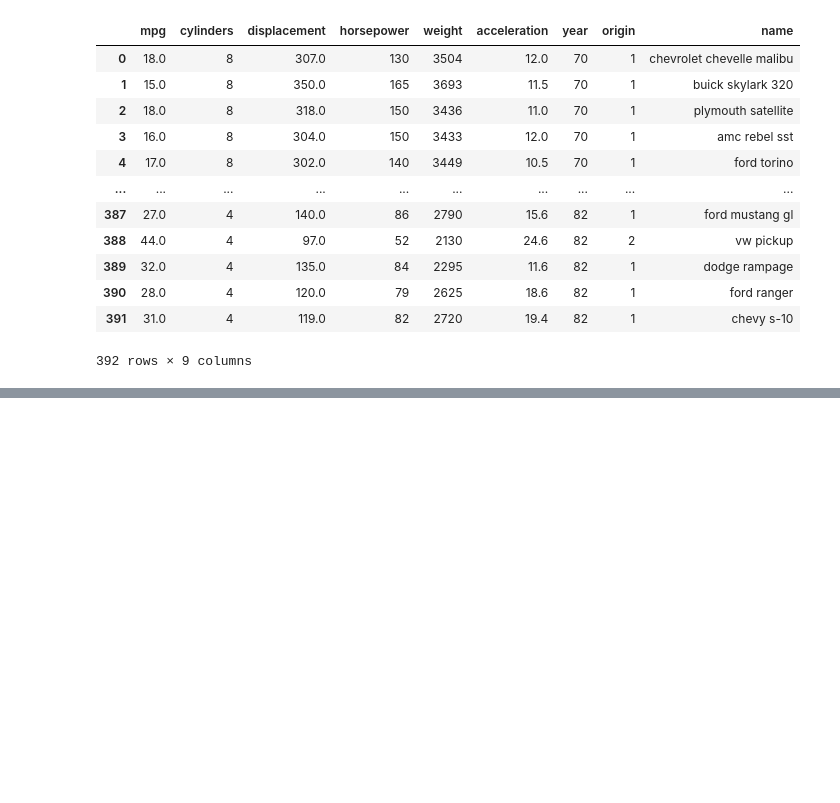
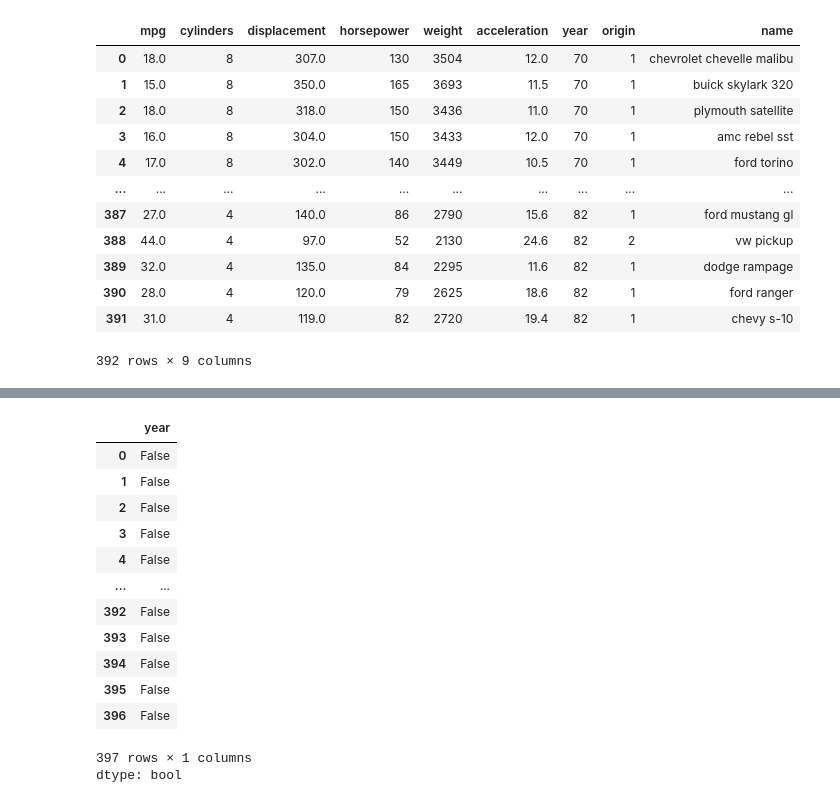
Before and after one commit to stellaPsyduck/followingStandfordSL, a Jupyter notebook: Chapter2_Test.ipynb, the cells around one changed output, grey strips where cells are left out. Saved outputs shown, nothing was run; the diff lists cells and outputs as text; code cells hidden in the pictures; blank space fills up the shorter version.

```diff
--- a/Chapter2_Test.ipynb
+++ b/Chapter2_Test.ipynb
@@ -149,0 +222,18 @@ Auto
+# %%
+idx_80 = Auto['year'] >1980
+idx_80
+# %% [output]
+|  | year |
+| 0 | False |
+| 1 | False |
+| 2 | False |
+| 3 | False |
+| 4 | False |
+| ... | ... |
+| 392 | False |
+| 393 | False |
+| 394 | False |
+| 395 | False |
+| 396 | False |
+397 rows × 1 columns
+dtype: bool
```
Also changed, not shown: parts of 12 cells of this notebook.
